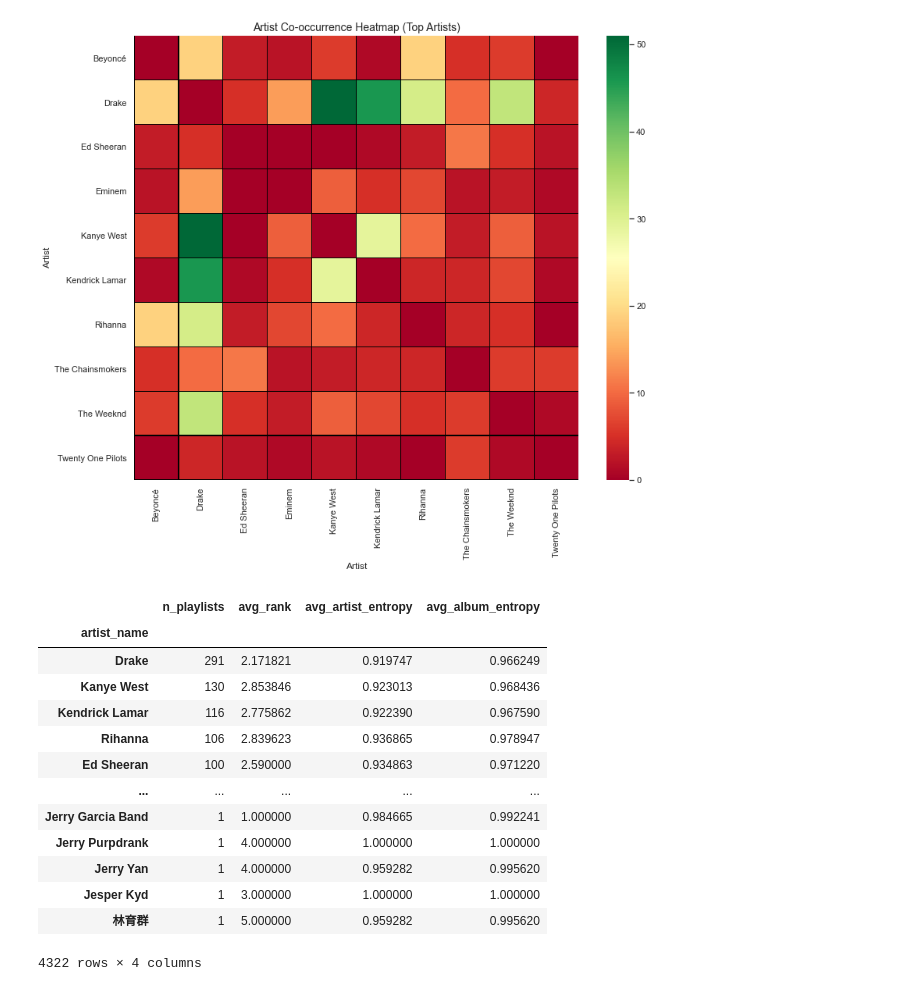
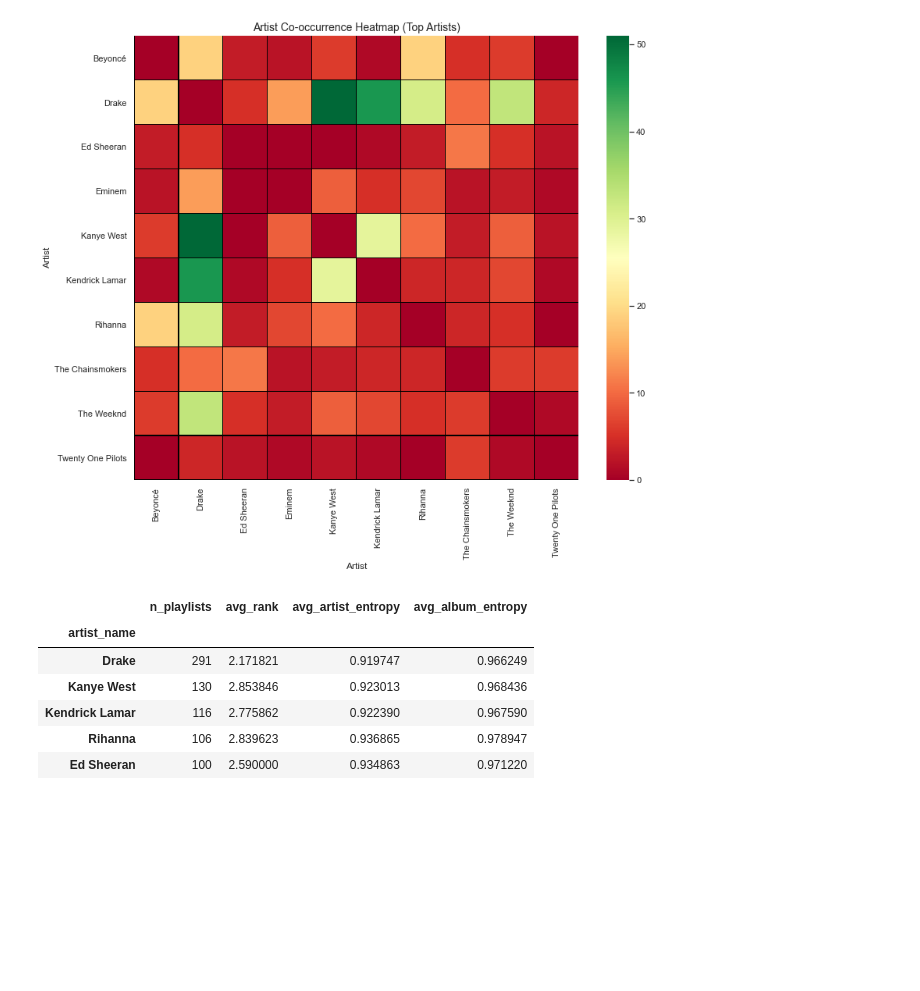
Before and after one commit to GigioilGrigio/INFO-H600, a Jupyter notebook: spotify_million_extract.ipynb, the cells around one changed output. Cells and saved outputs as stored; diff of their text form; code cells hidden in the pictures; blank space fills up the shorter version.

```diff
--- a/spotify_million_extract.ipynb
+++ b/spotify_million_extract.ipynb
@@ -70,6 +71,8 @@ df_files = pd.DataFrame(file_rows)
 # %%
 #df_full = df_tracks_playlists.merge(df_files, on="filename")
 df_full= df_playlists.drop(columns = ["tracks"]).merge(df_tracks, on=["pid", "filename"], suffixes=("_playlist", "_track"))
+df_full["track_id"] = df_full["track_uri"].str.split(":").str[-1]
+df_full.head()
 # %% [output]
 |  | name | collaborative | pid | modified_at | num_tracks | num_albums | num_followers | num_edits | ... |
 | 0 | Throwbacks | false | 0 | 1493424000 | 52 | 47 | 1 | 6 | ... |
@@ -436,22 +515,15 @@ df_artist_summary = (
     .sort_values("n_playlists", ascending=False)
 )
 # %%
-df_artist_summary
+df_artist_summary.head()
 # %% [output]
 |  | n_playlists | avg_rank | avg_artist_entropy | avg_album_entropy |
 | artist_name |  |  |  |  |
 | Drake | 291 | 2.171821 | 0.919747 | 0.966249 |
 | Kanye West | 130 | 2.853846 | 0.923013 | 0.968436 |
 | Kendrick Lamar | 116 | 2.775862 | 0.922390 | 0.967590 |
 | Rihanna | 106 | 2.839623 | 0.936865 | 0.978947 |
 | Ed Sheeran | 100 | 2.590000 | 0.934863 | 0.971220 |
-| ... | ... | ... | ... | ... |
-| Jerry Garcia Band | 1 | 1.000000 | 0.984665 | 0.992241 |
-| Jerry Purpdrank | 1 | 4.000000 | 1.000000 | 1.000000 |
-| Jerry Yan | 1 | 4.000000 | 0.959282 | 0.995620 |
-| Jesper Kyd | 1 | 3.000000 | 1.000000 | 1.000000 |
-| 林育群 | 1 | 5.000000 | 0.959282 | 0.995620 |
-4322 rows × 4 columns
 # %%
 df_pairs_long = pd.concat([
     df_artist_pairs.rename(columns={"artist_a": "artist", "artist_b": "partner"}),
```
Also changed, not shown: parts of 28 cells of this notebook.
